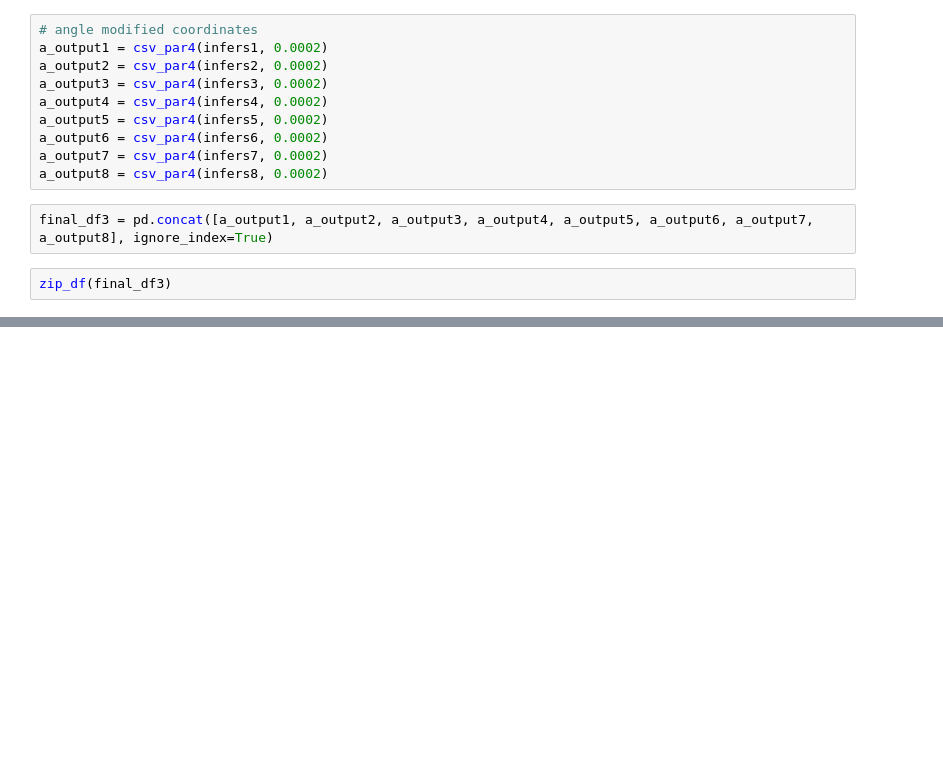
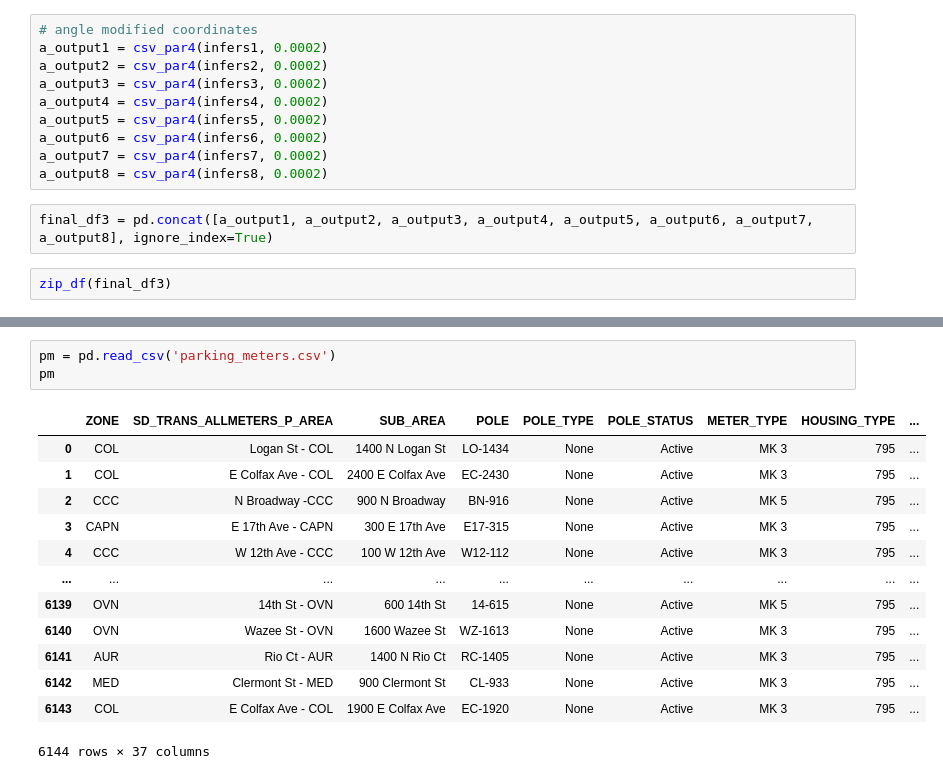
Before and after one commit to sunh0003/W210Capstone-AccessibleParkingMap, a Jupyter notebook: ETL/inf_object_transform.ipynb, the cells around one changed output, grey strips where cells are left out. Drawn from its saved outputs; the diff is of its cells as text; blank space fills up the shorter version.

```diff
--- a/ETL/inf_object_transform.ipynb
+++ b/ETL/inf_object_transform.ipynb
@@ -125,0 +200,17 @@ zip_df(final_df3)
+# %%
+pm = pd.read_csv('parking_meters.csv')
+pm
+# %% [output]
+|  | ZONE | SD_TRANS_ALLMETERS_P_AREA | SUB_AREA | POLE | POLE_TYPE | POLE_STATUS | METER_TYPE | HOUSING_TYPE | ... |
+| 0 | COL | Logan St - COL | 1400 N Logan St | LO-1434 | None | Active | MK 3 | 795 | ... |
+| 1 | COL | E Colfax Ave - COL | 2400 E Colfax Ave | EC-2430 | None | Active | MK 3 | 795 | ... |
+| 2 | CCC | N Broadway -CCC | 900 N Broadway | BN-916 | None | Active | MK 5 | 795 | ... |
+| 3 | CAPN | E 17th Ave - CAPN | 300 E 17th Ave | E17-315 | None | Active | MK 3 | 795 | ... |
+| 4 | CCC | W 12th Ave - CCC | 100 W 12th Ave | W12-112 | None | Active | MK 3 | 795 | ... |
+| ... | ... | ... | ... | ... | ... | ... | ... | ... | ... |
+| 6139 | OVN | 14th St - OVN | 600 14th St | 14-615 | None | Active | MK 5 | 795 | ... |
+| 6140 | OVN | Wazee St - OVN | 1600 Wazee St | WZ-1613 | None | Active | MK 3 | 795 | ... |
+| 6141 | AUR | Rio Ct - AUR | 1400 N Rio Ct | RC-1405 | None | Active | MK 3 | 795 | ... |
+| 6142 | MED | Clermont St - MED | 900 Clermont St | CL-933 | None | Active | MK 3 | 795 | ... |
+| 6143 | COL | E Colfax Ave - COL | 1900 E Colfax Ave | EC-1920 | None | Active | MK 3 | 795 | ... |
+6144 rows × 37 columns
```
Also changed, not shown: parts of 15 cells of this notebook, 1 other file.
